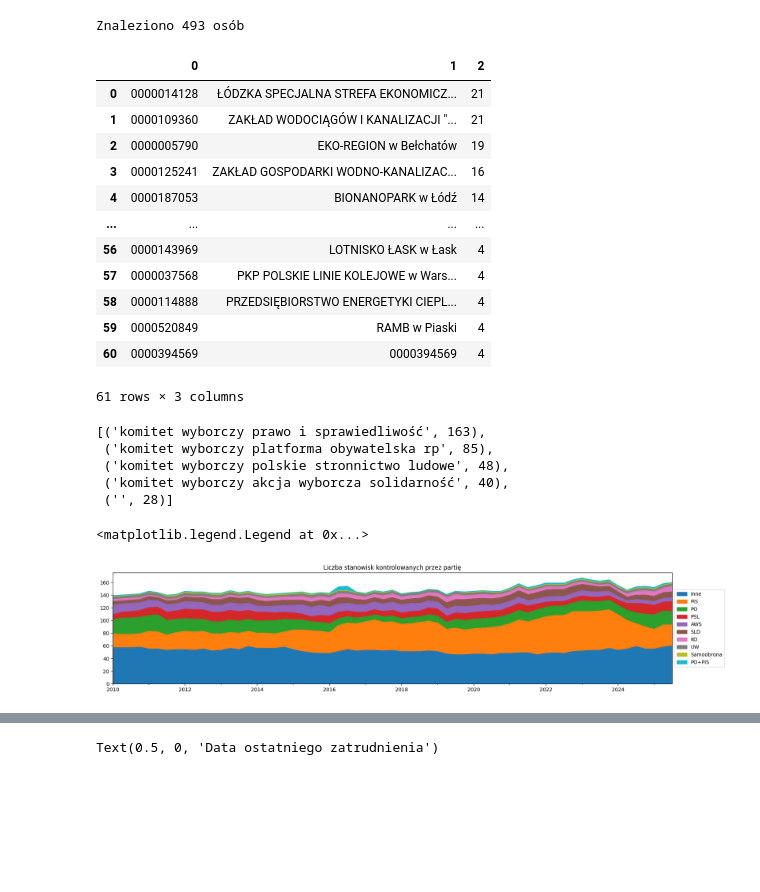
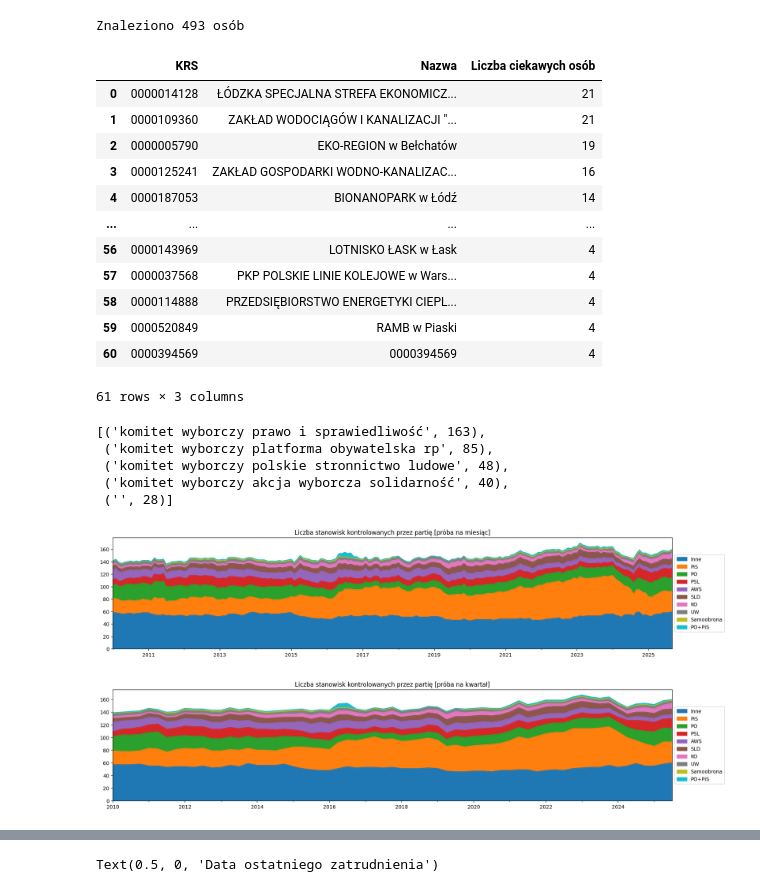
Before and after one commit to SzymonPajzert/koryta, a Jupyter notebook: data/scrapers/src/analysis/notebooks/People's regions.ipynb, the cells around one changed output, grey strips where cells are left out. Saved outputs shown, nothing was run; the diff lists cells and outputs as text; code cells hidden in the pictures; blank space fills up the shorter version.

```diff
--- a/data/scrapers/src/analysis/notebooks/People's regions.ipynb
+++ b/data/scrapers/src/analysis/notebooks/People's regions.ipynb
@@ -19,9 +21,10 @@ print(f"Znaleziono {len(local_good)} osób")
 # %% [output]
 Znaleziono 493 osób
 # %%
-display(pd.DataFrame(extract_companies(local_good)))
+local_companies = pd.DataFrame(extract_companies(local_good), columns=["KRS", "Nazwa", "Liczba ciekawych osób"])
+display(local_companies)
 # %% [output]
-|  | 0 | 1 | 2 |
+|  | KRS | Nazwa | Liczba ciekawych osób |
 | 0 | 0000014128 | ŁÓDZKA SPECJALNA STREFA EKONOMICZ... | 21 |
 | 1 | 0000109360 | ZAKŁAD WODOCIĄGÓW I KANALIZACJI "... | 21 |
 | 2 | 0000005790 | EKO-REGION w Bełchatów | 19 |
@@ -56,48 +59,57 @@ local = {
  'Ziemia Bełchatowska',
  'KWW Plus',
 }
 parties = all_parties - local
 # display(parties)
 
 def party_day_score(row):
     date = row.name
     result = [0] * len(row.index)
     global local_good
     for _i, _row in local_good.iterrows():
         for emp in _row["employment"]:
             duration = timedelta(days=365 * float(emp["employed_for"]))
             start_employed: date = emp["employed_end"] - duration
             if start_employed <= date.date() <= emp["employed_end"]:
                 found_a_party = True
                 for idx, col in enumerate(row.index):
                     if col in _row["parties_simplified"]:
                         result[idx] += 1
                         break
                 else:
                     found_a_party = False
                 if not found_a_party:
                     # Add them to "Inne" section
                     result[-1] += 1
     return pd.Series(result)
 
-df = pd.DataFrame({
-    party: np.random.rand(63) for party in parties | set(["Inne"])
-}, index=pd.date_range(start='2010/01/01', end='2025/10/01',
-                       freq='QE'))
-# Order dataframe columns by most recent, so we will return only at once
-df = df[["PiS","KO","PO","PSL","SLD","PO+PiS","Samoobrona","AWS","UW","Inne"]]
-# display(df)
+parties_aggregated = None
 
-party_stats = pd.DataFrame({}, columns=df.columns)
-party_stats[df.columns] = df.apply(party_day_score, axis=1)
-parties_aggregated = party_stats.sum(0).sort_values(ascending=False)
-descending_party_popularity = parties_aggregated.index
-party_stats = party_stats[descending_party_popularity]
-# display(party_stats)
+def show_graph(unit, unit_name, start='2010/01/01', end='2025/10/01'):
+    dates = pd.date_range(start=start, end=end, freq=unit)
+    df = pd.DataFrame({
+        party: np.random.rand(len(dates)) for party in parties | set(["Inne"])
+    }, index=dates)
+    # Order dataframe columns by most recent, so we will return only at once
+    df = df[["PiS","KO","PO","PSL","SLD","PO+PiS","Samoobrona","AWS","UW","Inne"]]
+    # display(df)
 
-ax = party_stats.plot.area(figsize=(20, 4))
-ax.set_title("Liczba stanowisk kontrolowanych przez partię")
-ax.legend(loc="center left", bbox_to_anchor=(1.0,0.5))
+    party_stats = pd.DataFrame({}, columns=df.columns)
+    party_stats[df.columns] = df.apply(party_day_score, axis=1)
+    global parties_aggregated
+    parties_aggregated = party_stats.sum(0).sort_values(ascending=False)
+    descending_party_popularity = parties_aggregated.index
+    party_stats = party_stats[descending_party_popularity]
+    # display(party_stats)
+
+    ax = party_stats.plot.area(figsize=(20, 4))
+    ax.set_title(f"Liczba stanowisk kontrolowanych przez partię [próba na {unit_name}]")
+    ax.legend(loc="center left", bbox_to_anchor=(1.0,0.5))
+
+show_graph("ME", "miesiąc")
 # %% [output]
-<matplotlib.legend.Legend at 0x...>
-[figure, old version]
+[figure, new version]
+# %%
+show_graph("QE", "kwartał")
+# %% [output]
+[figure, added]
```
Also changed, not shown: parts of 5 cells of this notebook, 1 other file.
